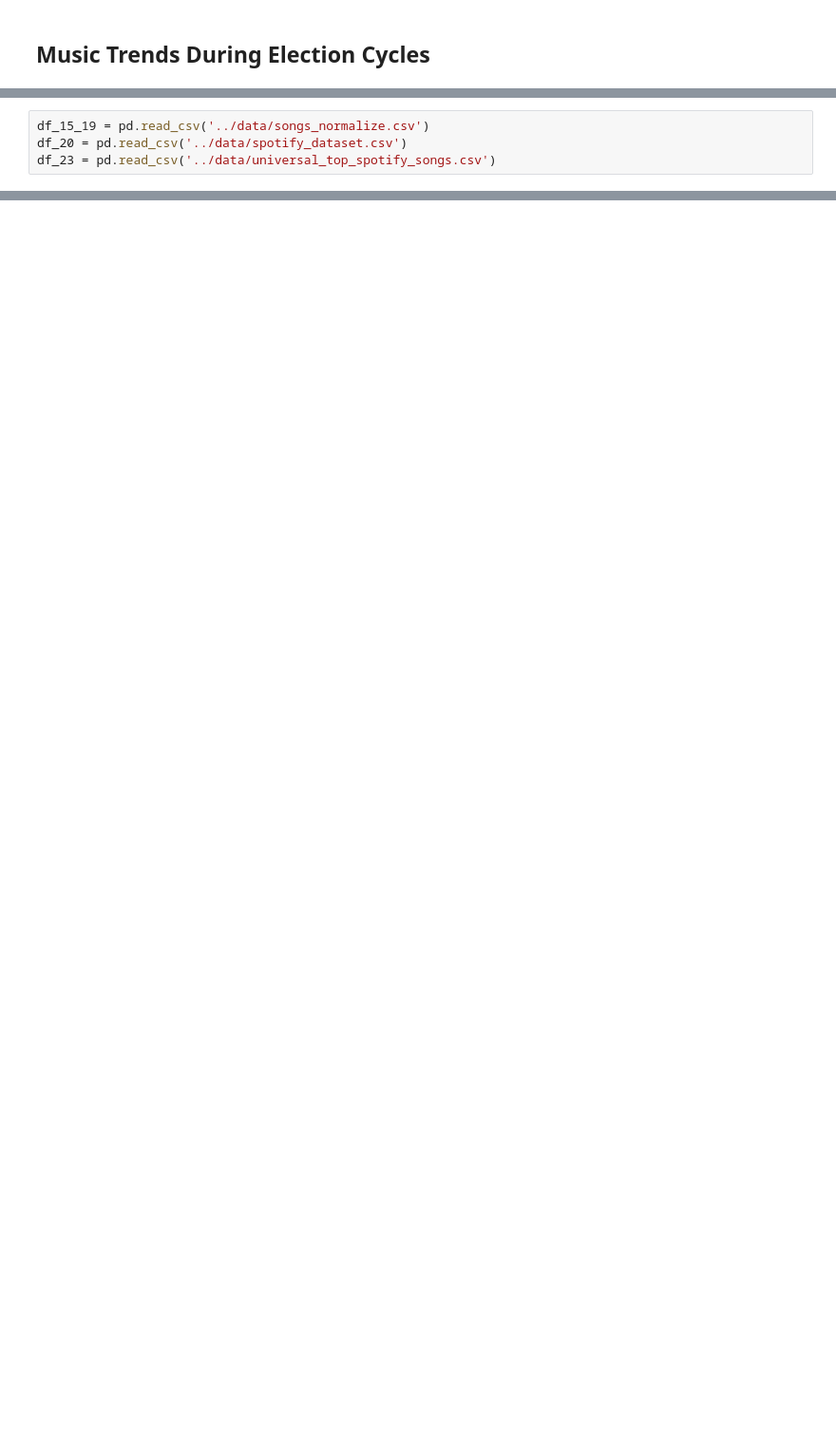
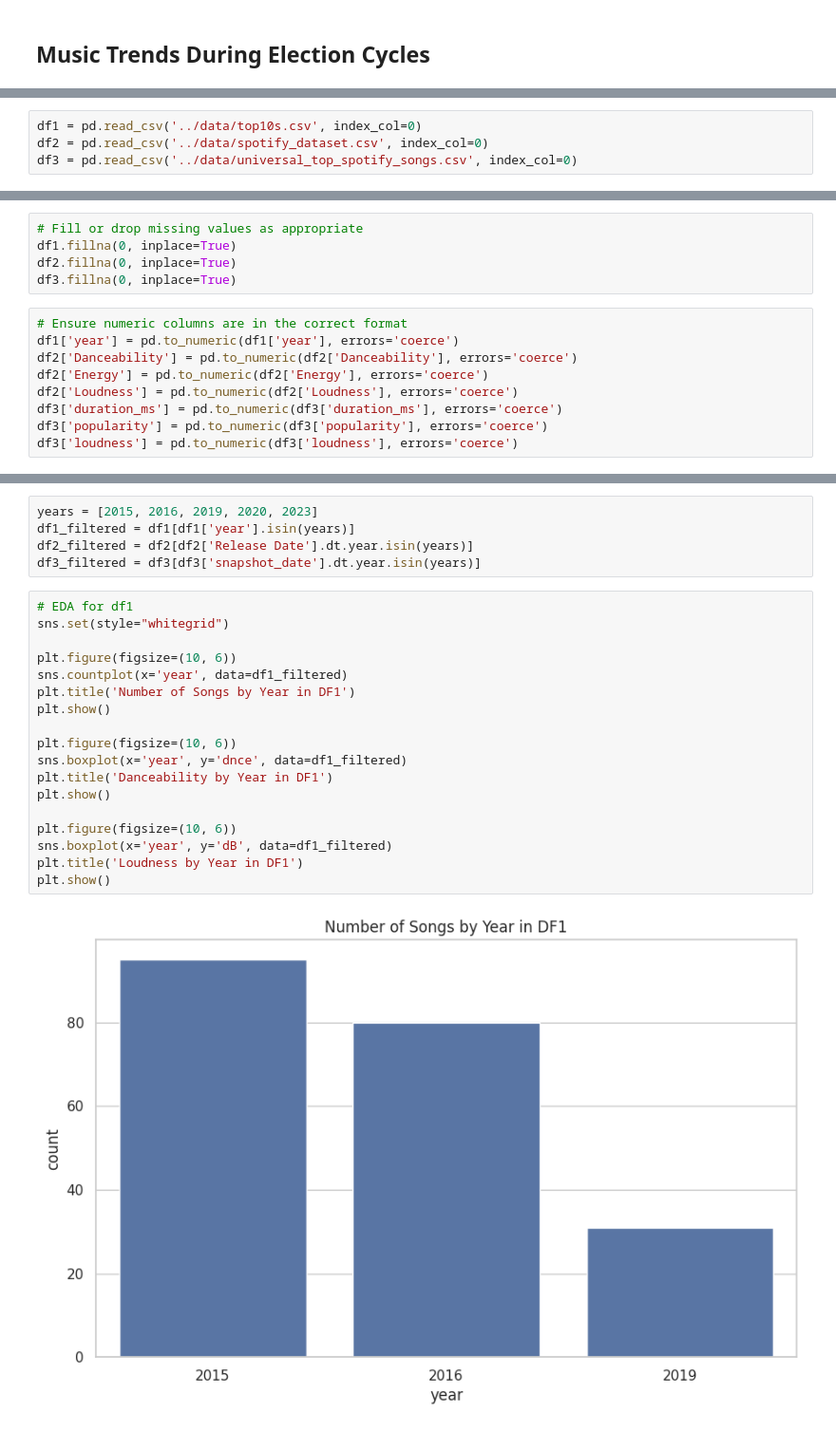
Before and after one commit to CSIS-NLU/Open-Science-101, a Jupyter notebook: Group-Projects/Music Trends During Election Cycles - Spotify/notebooks/SongPopularity_ElectionYears.ipynb, the cells around one changed output, grey strips where cells are left out. Shown at 95% size. Cells and saved outputs as stored; diff of their text form; blank space fills up the shorter version.

```diff
--- a/Group-Projects/Music Trends During Election Cycles - Spotify/notebooks/SongPopularity_ElectionYears.ipynb
+++ b/Group-Projects/Music Trends During Election Cycles - Spotify/notebooks/SongPopularity_ElectionYears.ipynb
@@ -6,6 +8,6 @@ import matplotlib.pyplot as plt
 
 %matplotlib inline
 # %%
-df_15_19 = pd.read_csv('../data/songs_normalize.csv')
-df_20 = pd.read_csv('../data/spotify_dataset.csv')
-df_23 = pd.read_csv('../data/universal_top_spotify_songs.csv')
+df1 = pd.read_csv('../data/top10s.csv', index_col=0)
+df2 = pd.read_csv('../data/spotify_dataset.csv', index_col=0)
+df3 = pd.read_csv('../data/universal_top_spotify_songs.csv', index_col=0)
@@ -20,0 +86,14 @@ df_15_19.head()
+# %%
+# Fill or drop missing values as appropriate
+df1.fillna(0, inplace=True)
+df2.fillna(0, inplace=True)
+df3.fillna(0, inplace=True)
+# %%
+# Ensure numeric columns are in the correct format
+df1['year'] = pd.to_numeric(df1['year'], errors='coerce')
+df2['Danceability'] = pd.to_numeric(df2['Danceability'], errors='coerce')
+df2['Energy'] = pd.to_numeric(df2['Energy'], errors='coerce')
+df2['Loudness'] = pd.to_numeric(df2['Loudness'], errors='coerce')
+df3['duration_ms'] = pd.to_numeric(df3['duration_ms'], errors='coerce')
+df3['popularity'] = pd.to_numeric(df3['popularity'], errors='coerce')
+df3['loudness'] = pd.to_numeric(df3['loudness'], errors='coerce')
@@ -20,0 +105,25 @@ df_15_19.head()
+# %%
+years = [2015, 2016, 2019, 2020, 2023]
+df1_filtered = df1[df1['year'].isin(years)]
+df2_filtered = df2[df2['Release Date'].dt.year.isin(years)]
+df3_filtered = df3[df3['snapshot_date'].dt.year.isin(years)]
+# %%
+# EDA for df1
+sns.set(style="whitegrid")
+
+plt.figure(figsize=(10, 6))
+sns.countplot(x='year', data=df1_filtered)
+plt.title('Number of Songs by Year in DF1')
+plt.show()
+
+plt.figure(figsize=(10, 6))
+sns.boxplot(x='year', y='dnce', data=df1_filtered)
+plt.title('Danceability by Year in DF1')
+plt.show()
+
+plt.figure(figsize=(10, 6))
+sns.boxplot(x='year', y='dB', data=df1_filtered)
+plt.title('Loudness by Year in DF1')
+plt.show()
+# %% [output]
+[figure, added]
```
Also changed, not shown: parts of 20 cells of this notebook.
